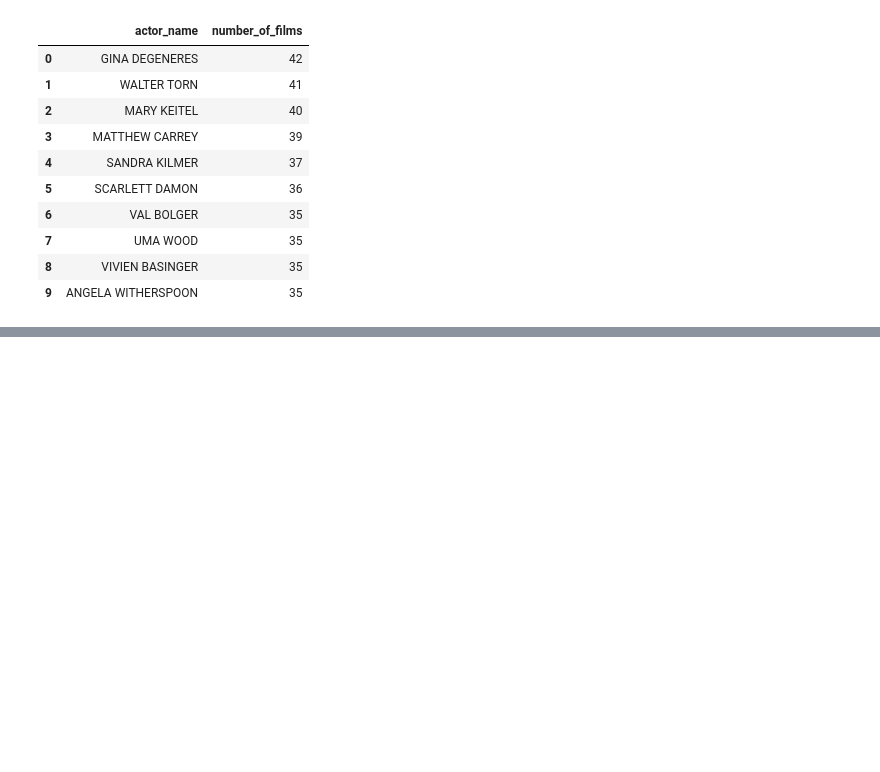
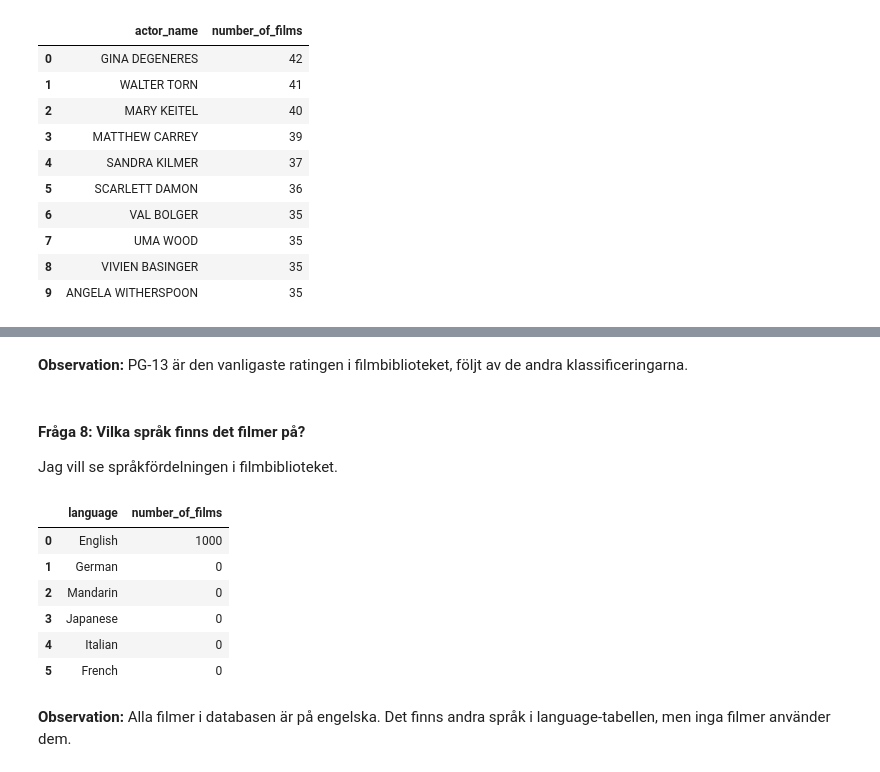
Before and after one commit to jazzuss/Sakila-Lab_Jasmin, a Jupyter notebook: notebooks/sakila_analysis.ipynb, the cells around one changed output, grey strips where cells are left out. Cells and saved outputs as stored; diff of their text form; code cells hidden in the pictures; blank space fills up the shorter version.

```diff
--- a/notebooks/sakila_analysis.ipynb
+++ b/notebooks/sakila_analysis.ipynb
@@ -221,0 +313,29 @@ top_actors
+# %% [markdown]
+**Observation:** PG-13 är den vanligaste ratingen i filmbiblioteket, följt av de andra klassificeringarna.
+# %% [markdown]
+#### Fråga 8: Vilka språk finns det filmer på?
+Jag vill se språkfördelningen i filmbiblioteket.
+# %%
+# Query för att hitta språk och antal filmer per språk
+query_f8 = """
+SELECT
+    l.name AS language,
+    COUNT(f.film_id) AS number_of_films
+FROM language l
+LEFT JOIN film f ON l.language_id = f.language_id
+GROUP BY l.name
+ORDER BY number_of_films DESC
+"""
+
+films_by_language = query_sakila(query_f8)
+films_by_language
+# %% [output]
+|  | language | number_of_films |
+| 0 | English | 1000 |
+| 1 | German | 0 |
+| 2 | Mandarin | 0 |
+| 3 | Japanese | 0 |
+| 4 | Italian | 0 |
+| 5 | French | 0 |
+# %% [markdown]
+**Observation:** Alla filmer i databasen är på engelska. Det finns andra språk i language-tabellen, men inga filmer använder dem.
```
Also changed, not shown: parts of 10 cells of this notebook.
